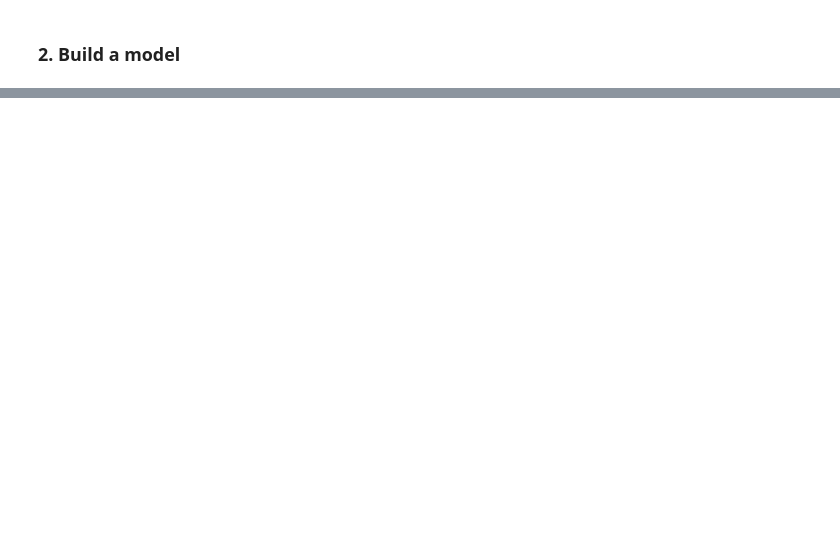
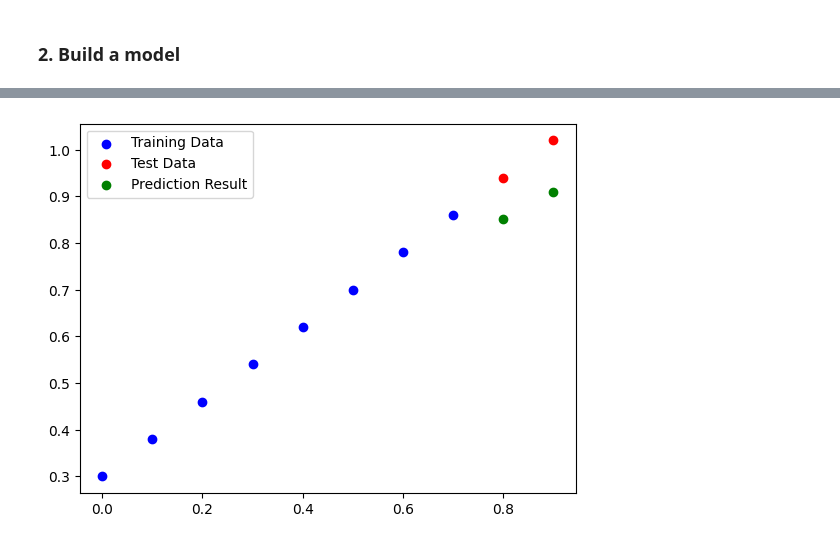
Before and after one commit to amirhzare/machine-learning, a Jupyter notebook: PyTorch Jupyters/01-PyTorchWorkflow.ipynb, the cells around one changed output, grey strips where cells are left out. Saved outputs shown, nothing was run; the diff lists cells and outputs as text; code cells hidden in the pictures; blank space fills up the shorter version.

```diff
--- a/PyTorch Jupyters/01-PyTorchWorkflow.ipynb
+++ b/PyTorch Jupyters/01-PyTorchWorkflow.ipynb
@@ -48,0 +68,7 @@ class LinearRegressionModel(nn.Module):
+# %%
+# set random seed
+torch.manual_seed(42)
+
+# create instance of our model
+model = LinearRegressionModel()
+list(model.parameters())
@@ -48,0 +87,5 @@ class LinearRegressionModel(nn.Module):
+# %%
+# beaucse we have no intention of updating the model’s parameters through gradient descent jsut use inference mode
+with torch.inference_mode():
+    ypred = model(Xtest)
+ypred.numpy()
@@ -48,0 +106,7 @@ class LinearRegressionModel(nn.Module):
+# %%
+# set up loss function
+loss_fn = nn.L1Loss()
+
+# setup optimizer (stochastic gradient descent)
+optimizer = torch.optim.SGD(params=model.parameters(),
+                            lr=0.01)
@@ -48,0 +181,7 @@ class LinearRegressionModel(nn.Module):
+# %%
+# Prediction after some training
+with torch.inference_mode():
+    testPred = model(Xtest)
+    # Calculate test loss
+    test_loss = loss_fn(testPred, ytest)
+    print(f"Test Loss: {test_loss}")
@@ -48,0 +190,4 @@ class LinearRegressionModel(nn.Module):
+# %%
+dataplot(testPred)
+# %% [output]
+[figure, added]
```
Also changed, not shown: parts of 24 cells of this notebook, 2 other files.
